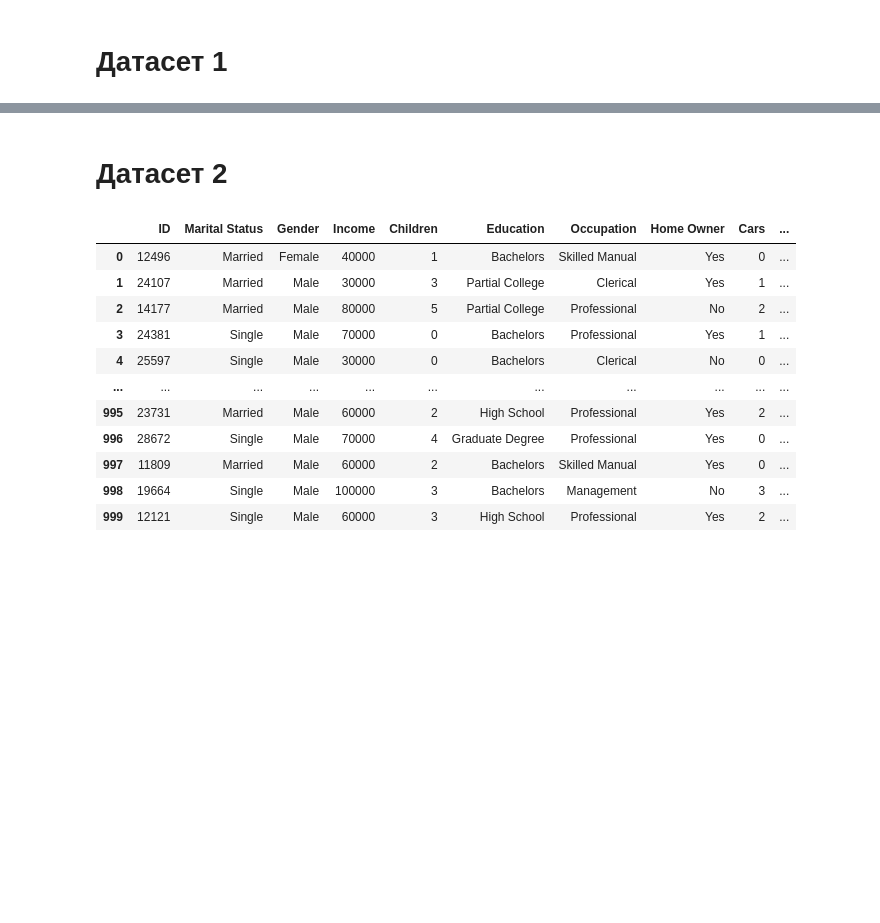
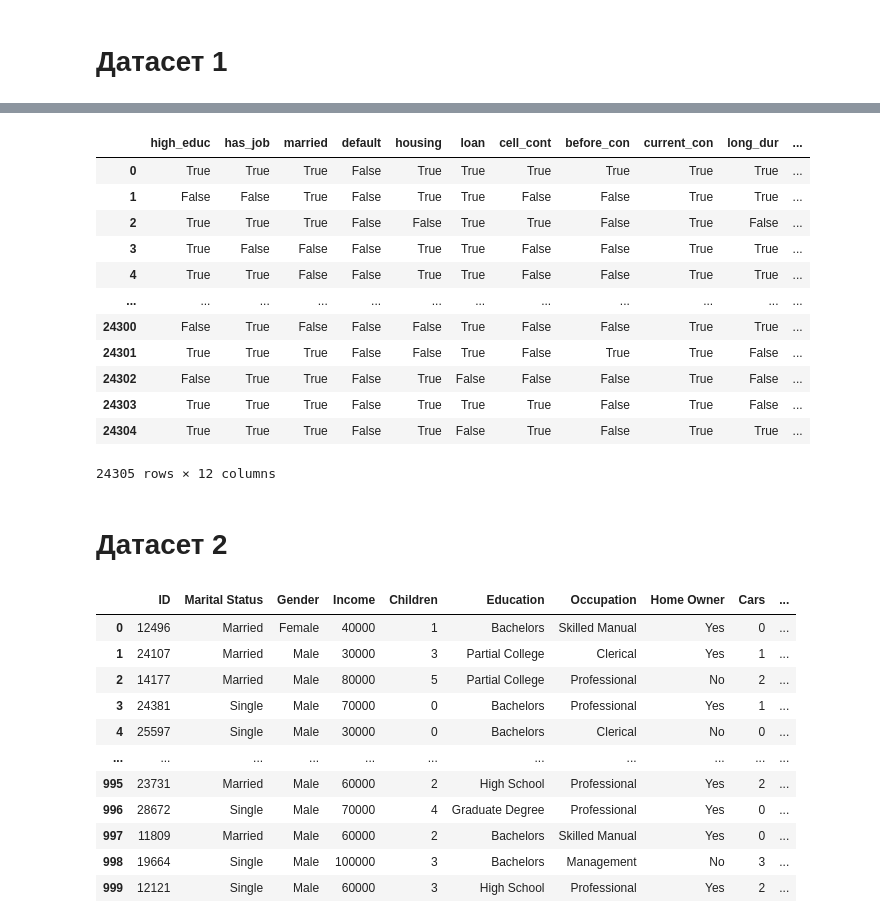
Before and after one commit to Chpel/Maga, a Jupyter notebook: OSDA .ipynb/Big homework/Bin_dataset.ipynb, the cells around one changed output, grey strips where cells are left out. Saved outputs shown, nothing was run; the diff lists cells and outputs as text; code cells hidden in the pictures; blank space fills up the shorter version.

```diff
--- a/OSDA .ipynb/Big homework/Bin_dataset.ipynb
+++ b/OSDA .ipynb/Big homework/Bin_dataset.ipynb
@@ -180 +98,34 @@ res_df
+# %%
+cols = ['high_educ', 'has_job', 'married', 'default',
+        'housing', 'loan', 'cell_cont', 'before_con',
+        'current_con', 'long_dur', 'poutcome', 'y']
+idx = raw_df.index
+res_df = pd.DataFrame(columns=cols, index=idx)
+res_df['high_educ'] = ((raw_df['education'] == 'university.degree') | (raw_df['education'] == 'professional.course'))
+res_df['has_job'] = ((raw_df['job'] != 'retired') & (raw_df['job'] != 'unemployed') & (raw_df['job'] != 'student'))
+res_df['married'] = (raw_df['marital'] == 'married')
+res_df['default'] = (raw_df['default'] == 'yes')
+res_df['housing'] = (raw_df['housing'] != 'yes')
+res_df['loan'] = (raw_df['loan'] != 'yes')
+res_df['cell_cont'] = (raw_df['contact'] != 'cellular')
+res_df['before_con'] = (raw_df['previous'] > 0)
+res_df['current_con'] = (raw_df['campaign'] > 0)
+res_df['long_dur'] = (np.log(raw_df['duration']+1) > 5.25)
+res_df['poutcome'] = (raw_df['poutcome'] == 'success')
+res_df['y'] = (raw_df['y'] == 'no')
+res_df
+# %% [output]
+|  | high_educ | has_job | married | default | housing | loan | cell_cont | before_con | current_con | long_dur | ... |
+| 0 | True | True | True | False | True | True | True | True | True | True | ... |
+| 1 | False | False | True | False | True | True | False | False | True | True | ... |
+| 2 | True | True | True | False | False | True | True | False | True | False | ... |
+| 3 | True | False | False | False | True | True | False | False | True | True | ... |
+| 4 | True | True | False | False | True | True | False | False | True | True | ... |
+| ... | ... | ... | ... | ... | ... | ... | ... | ... | ... | ... | ... |
+| 24300 | False | True | False | False | False | True | False | False | True | True | ... |
+| 24301 | True | True | True | False | False | True | False | True | True | False | ... |
+| 24302 | False | True | True | False | True | False | False | False | True | False | ... |
+| 24303 | True | True | True | False | True | True | True | False | True | False | ... |
+| 24304 | True | True | True | False | True | False | True | False | True | True | ... |
+24305 rows × 12 columns
 # %%
```
Also changed, not shown: parts of 15 cells of this notebook.
